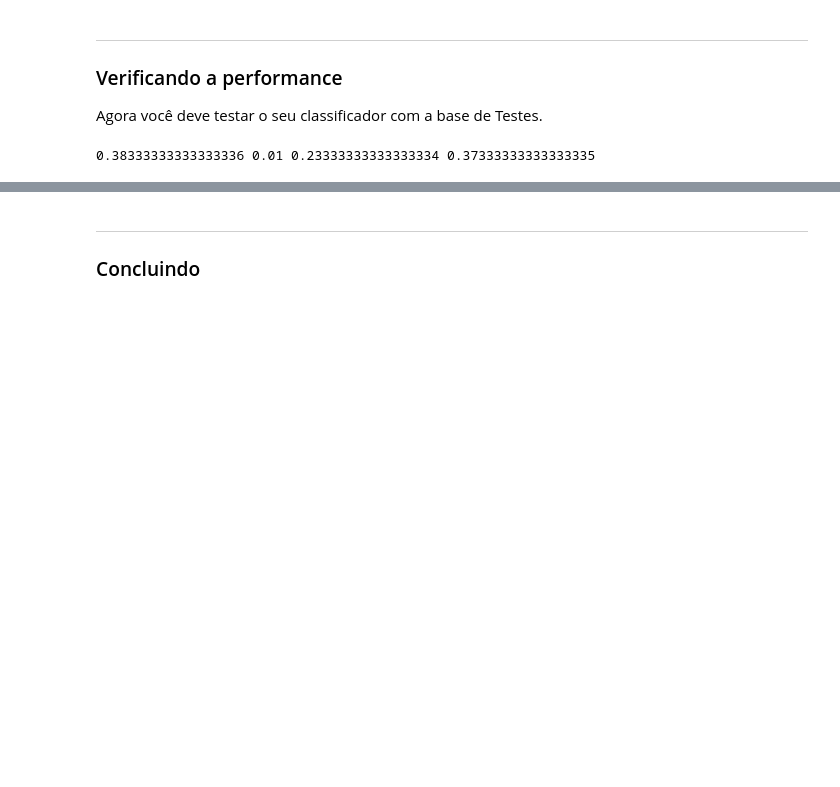
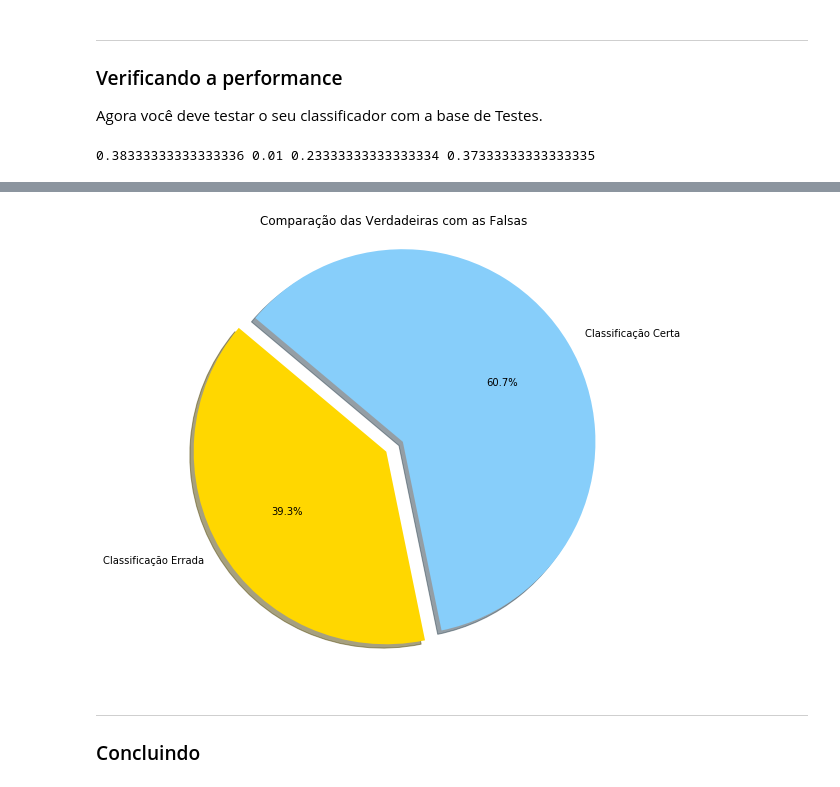
Before and after one commit to EikiSantos/DataScience-Project, a Jupyter notebook: Projeto2_layout.ipynb, the cells around one changed output, grey strips where cells are left out. Cells and saved outputs as stored; diff of their text form; code cells hidden in the pictures; blank space fills up the shorter version.

```diff
--- a/Projeto2_layout.ipynb
+++ b/Projeto2_layout.ipynb
@@ -368,18 +371,21 @@ plt.show()
 # %%
-# Data to plot
-labels = 'Falso Negativo', "Falso Positivo", "Verdadeiro Negativo", 'Verdadeiro Positivo'
-sizes = [porc_f_n, porc_f_p, porc_v_n, porc_v_p]
-colors = ['gold', 'yellowgreen', 'lightcoral', 'lightskyblue']
-#explode = (0, 0, 0, 0)
+classi_true = porc_v_n + porc_v_p
+classi_false = porc_f_n + porc_f_p
+
+labels = "Classificação Errada", "Classificação Certa"
+sizes = [classi_false, classi_true]
+colors = ['gold', 'lightskyblue']
+explode = (0.05, 0.05)
 
 # Plot
-#plt.pie(sizes, explode=explode, labels=labels, colors=colors,
-#autopct='%1.1f%%', shadow=True, startangle=140
-patches, texts = plt.pie(sizes, colors=colors, shadow=True, startangle=90)
-plt.legend(patches, labels, loc="best")
+plt.figure(figsize=[8,8])
+plt.pie(sizes, explode=explode, labels=labels, colors=colors,
+autopct='%1.1f%%', shadow=True, startangle=140)
+plt.title("Comparação das Verdadeiras com as Falsas")
 plt.axis('equal')
-plt.tight_layout()
 plt.show()
+# %% [output]
+[figure, added]
 # %% [markdown]
 ___
 ### Concluindo
```
Also changed, not shown: parts of 5 cells of this notebook.
